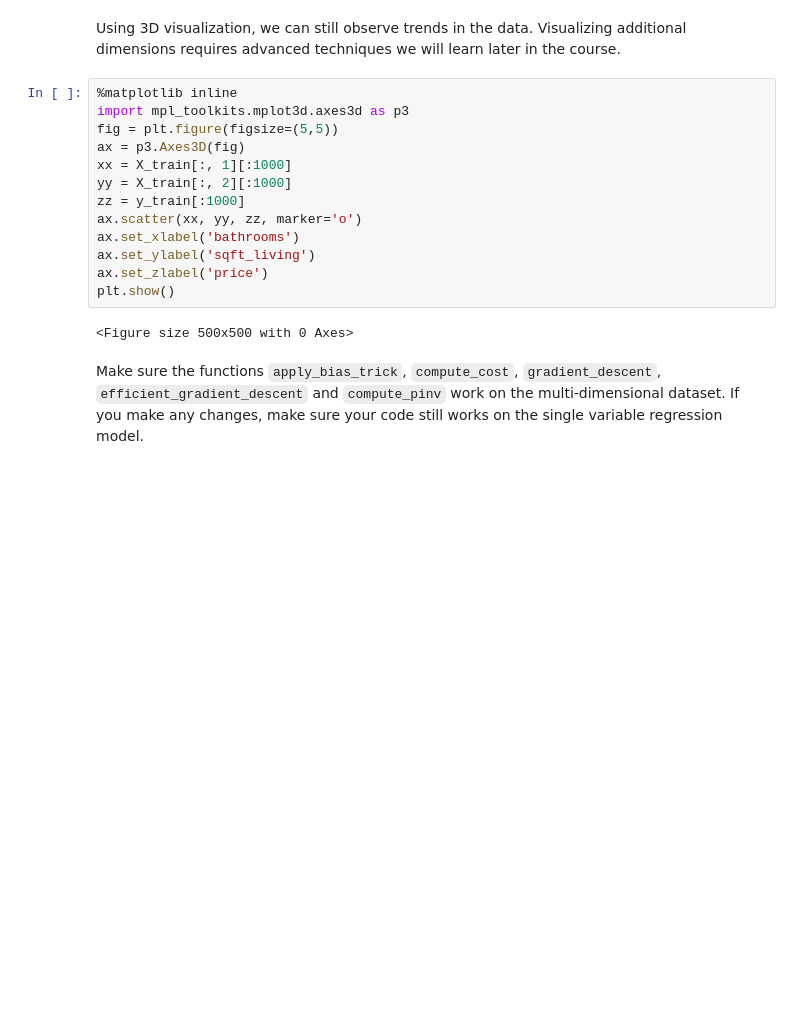
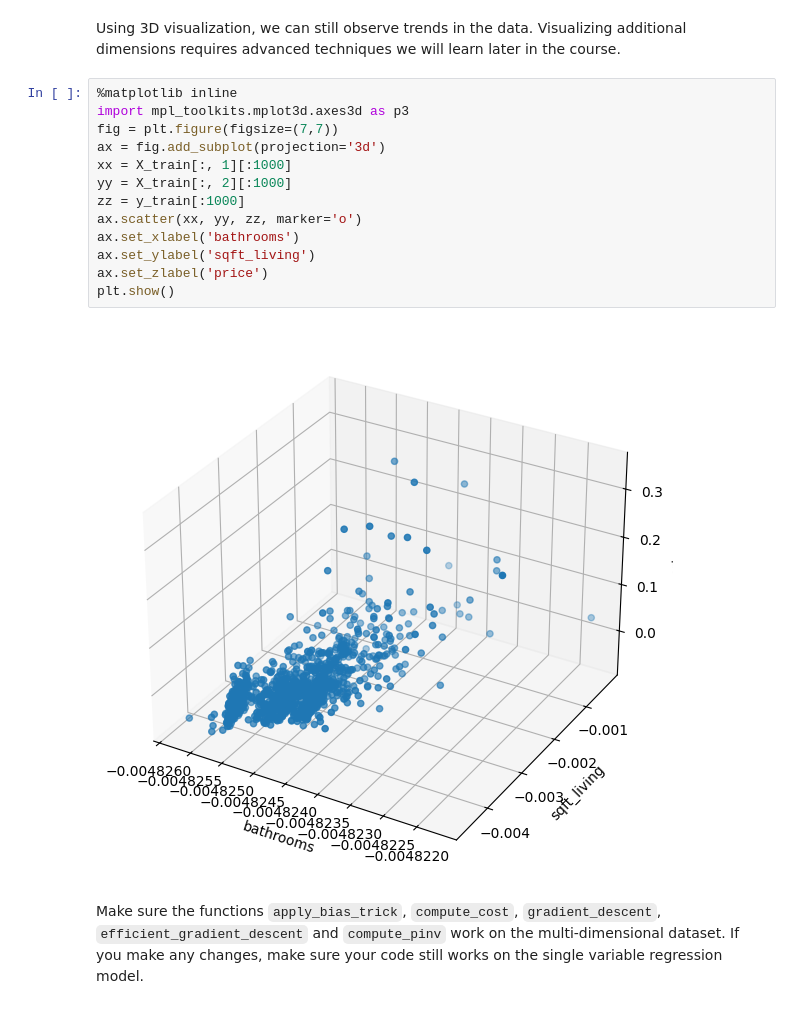
Before and after one commit to nadavpeled1/ML_proj1, a Jupyter notebook: hw1.ipynb, the cells around one changed output. Cells and saved outputs as stored; diff of their text form; blank space fills up the shorter version.

```diff
--- a/hw1.ipynb
+++ b/hw1.ipynb
@@ -327,18 +324,18 @@ Using 3D visualization, we can still observe trends in the data. Visualizing add
 # %%
 %matplotlib inline
 import mpl_toolkits.mplot3d.axes3d as p3
-fig = plt.figure(figsize=(5,5))
-ax = p3.Axes3D(fig)
+fig = plt.figure(figsize=(7,7))
+ax = fig.add_subplot(projection='3d')
 xx = X_train[:, 1][:1000]
 yy = X_train[:, 2][:1000]
 zz = y_train[:1000]
 ax.scatter(xx, yy, zz, marker='o')
 ax.set_xlabel('bathrooms')
 ax.set_ylabel('sqft_living')
 ax.set_zlabel('price')
 plt.show()
 # %% [output]
-<Figure size 500x500 with 0 Axes>
+[figure, added]
 # %% [markdown]
 Make sure the functions `apply_bias_trick`, `compute_cost`, `gradient_descent`, `efficient_gradient_descent` and `compute_pinv` work on the multi-dimensional dataset. If you make any changes, make sure your code still works on the single variable regression model.
 # %%
```
Also changed, not shown: parts of 1 cell of this notebook, 1 other file.
